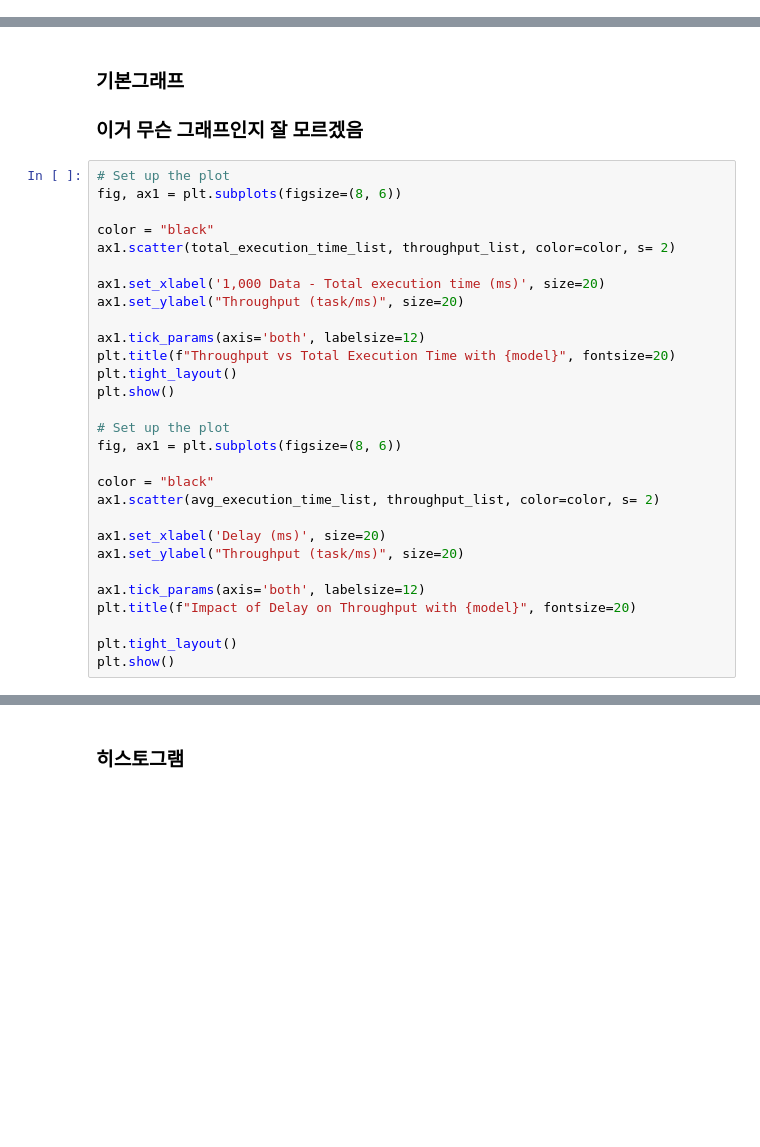
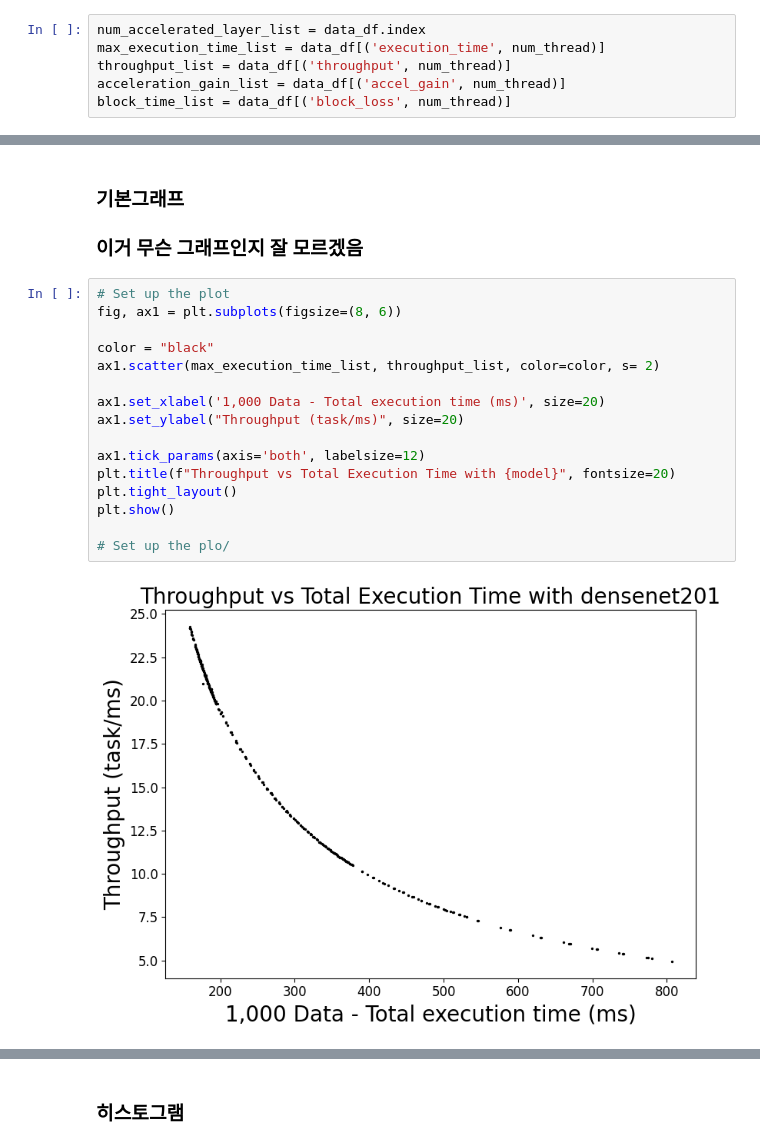
Before and after one commit to SeungWoo3/graph-rage2025, a Jupyter notebook: 4.Gpu-accel_0_M_real_exp/real_exp_0_M.ipynb, the cells around one changed output, grey strips where cells are left out. Cells and saved outputs as stored; diff of their text form; blank space fills up the shorter version.

```diff
--- a/4.Gpu-accel_0_M_real_exp/real_exp_0_M.ipynb
+++ b/4.Gpu-accel_0_M_real_exp/real_exp_0_M.ipynb
@@ -738,0 +746,6 @@ for save_format in save_formats:
+# %%
+num_accelerated_layer_list = data_df.index
+max_execution_time_list = data_df[('execution_time', num_thread)]
+throughput_list = data_df[('throughput', num_thread)]
+acceleration_gain_list = data_df[('accel_gain', num_thread)]
+block_time_list = data_df[('block_loss', num_thread)]
@@ -873,32 +954,21 @@ for save_format in save_formats:
 # %%
 # Set up the plot
 fig, ax1 = plt.subplots(figsize=(8, 6))
 
 color = "black"
-ax1.scatter(total_execution_time_list, throughput_list, color=color, s= 2)
+ax1.scatter(max_execution_time_list, throughput_list, color=color, s= 2)
 
 ax1.set_xlabel('1,000 Data - Total execution time (ms)', size=20)
 ax1.set_ylabel("Throughput (task/ms)", size=20)
 
 ax1.tick_params(axis='both', labelsize=12)
 plt.title(f"Throughput vs Total Execution Time with {model}", fontsize=20)
 plt.tight_layout()
 plt.show()
 
-# Set up the plot
-fig, ax1 = plt.subplots(figsize=(8, 6))
-
-color = "black"
-ax1.scatter(avg_execution_time_list, throughput_list, color=color, s= 2)
-
-ax1.set_xlabel('Delay (ms)', size=20)
-ax1.set_ylabel("Throughput (task/ms)", size=20)
-
-ax1.tick_params(axis='both', labelsize=12)
-plt.title(f"Impact of Delay on Throughput with {model}", fontsize=20)
-
-plt.tight_layout()
-plt.show()
+# Set up the plo/
+# %% [output]
+[figure, added]
 # %%
 # [0,M] & [start, M] 구성 찾기
 all_results = []
```
Also changed, not shown: parts of 18 cells of this notebook, 3 other files.
